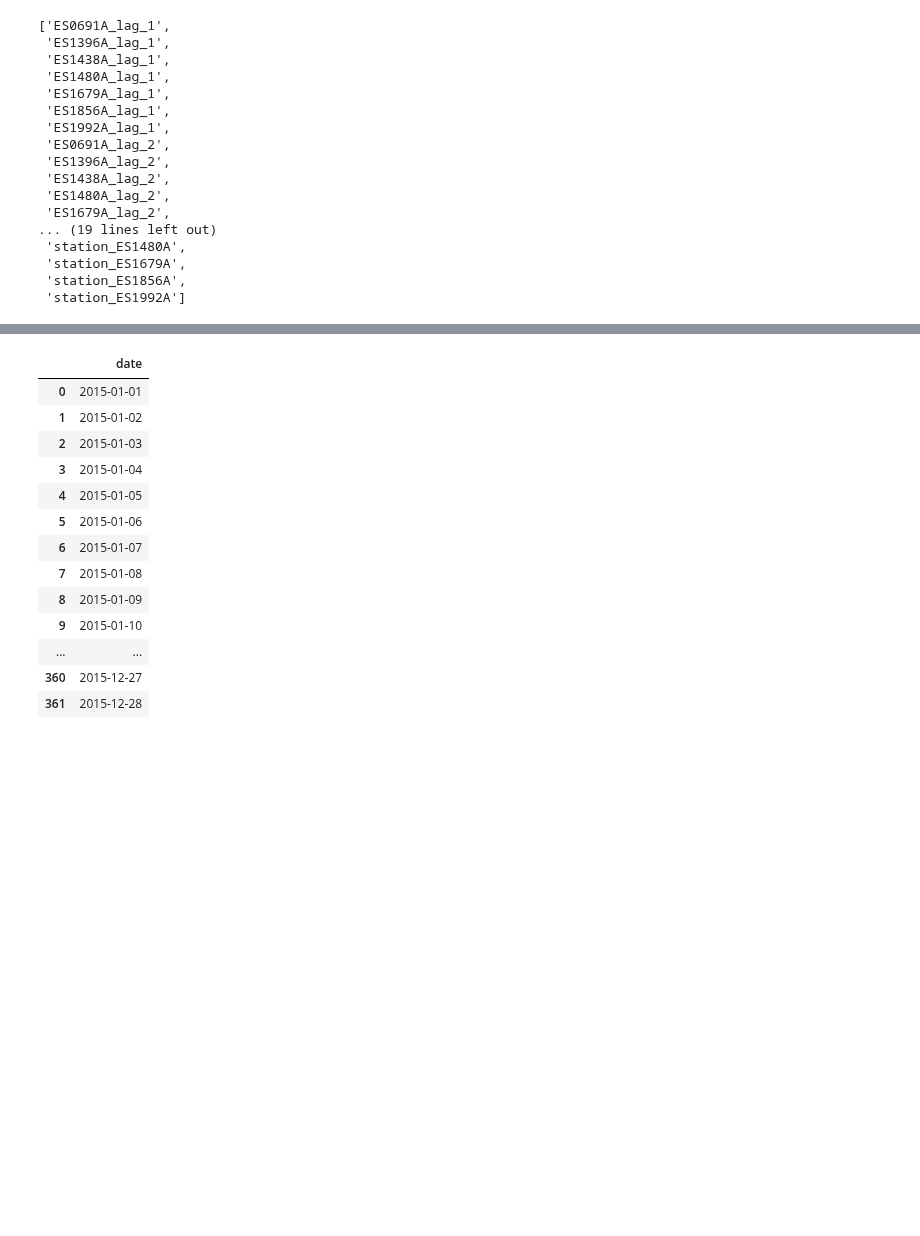
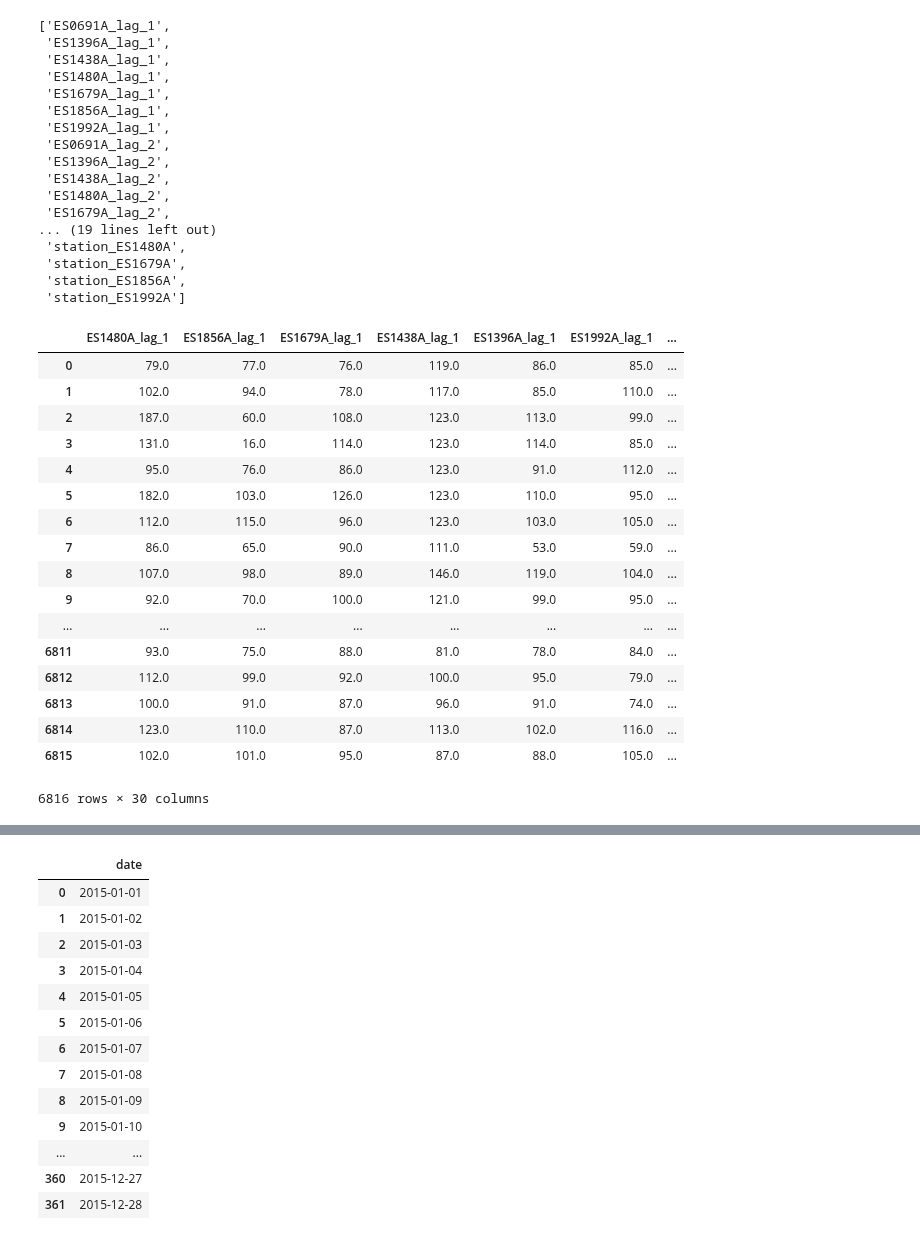
Before and after one commit to javiermas/BCNAirQualityDatathon, a Jupyter notebook: notebooks/Roger - V1.ipynb, the cells around one changed output, grey strips where cells are left out. Saved outputs shown, nothing was run; the diff lists cells and outputs as text; code cells hidden in the pictures; blank space fills up the shorter version.

```diff
--- a/notebooks/Roger - V1.ipynb
+++ b/notebooks/Roger - V1.ipynb
@@ -397,3 +438,24 @@ list(daily_targets.columns)
  'station_ES1992A']
 # %%
 data = daily_targets
+# %%
+data
+# %% [output]
+|  | ES1480A_lag_1 | ES1856A_lag_1 | ES1679A_lag_1 | ES1438A_lag_1 | ES1396A_lag_1 | ES1992A_lag_1 | ... |
+| 0 | 79.0 | 77.0 | 76.0 | 119.0 | 86.0 | 85.0 | ... |
+| 1 | 102.0 | 94.0 | 78.0 | 117.0 | 85.0 | 110.0 | ... |
+| 2 | 187.0 | 60.0 | 108.0 | 123.0 | 113.0 | 99.0 | ... |
+| 3 | 131.0 | 16.0 | 114.0 | 123.0 | 114.0 | 85.0 | ... |
+| 4 | 95.0 | 76.0 | 86.0 | 123.0 | 91.0 | 112.0 | ... |
+| 5 | 182.0 | 103.0 | 126.0 | 123.0 | 110.0 | 95.0 | ... |
+| 6 | 112.0 | 115.0 | 96.0 | 123.0 | 103.0 | 105.0 | ... |
+| 7 | 86.0 | 65.0 | 90.0 | 111.0 | 53.0 | 59.0 | ... |
+| 8 | 107.0 | 98.0 | 89.0 | 146.0 | 119.0 | 104.0 | ... |
+| 9 | 92.0 | 70.0 | 100.0 | 121.0 | 99.0 | 95.0 | ... |
+| ... | ... | ... | ... | ... | ... | ... | ... |
+| 6811 | 93.0 | 75.0 | 88.0 | 81.0 | 78.0 | 84.0 | ... |
+| 6812 | 112.0 | 99.0 | 92.0 | 100.0 | 95.0 | 79.0 | ... |
+| 6813 | 100.0 | 91.0 | 87.0 | 96.0 | 91.0 | 74.0 | ... |
+| 6814 | 123.0 | 110.0 | 87.0 | 113.0 | 102.0 | 116.0 | ... |
+| 6815 | 102.0 | 101.0 | 95.0 | 87.0 | 88.0 | 105.0 | ... |
+6816 rows × 30 columns
```
Also changed, not shown: parts of 9 cells of this notebook, 3 other files.
